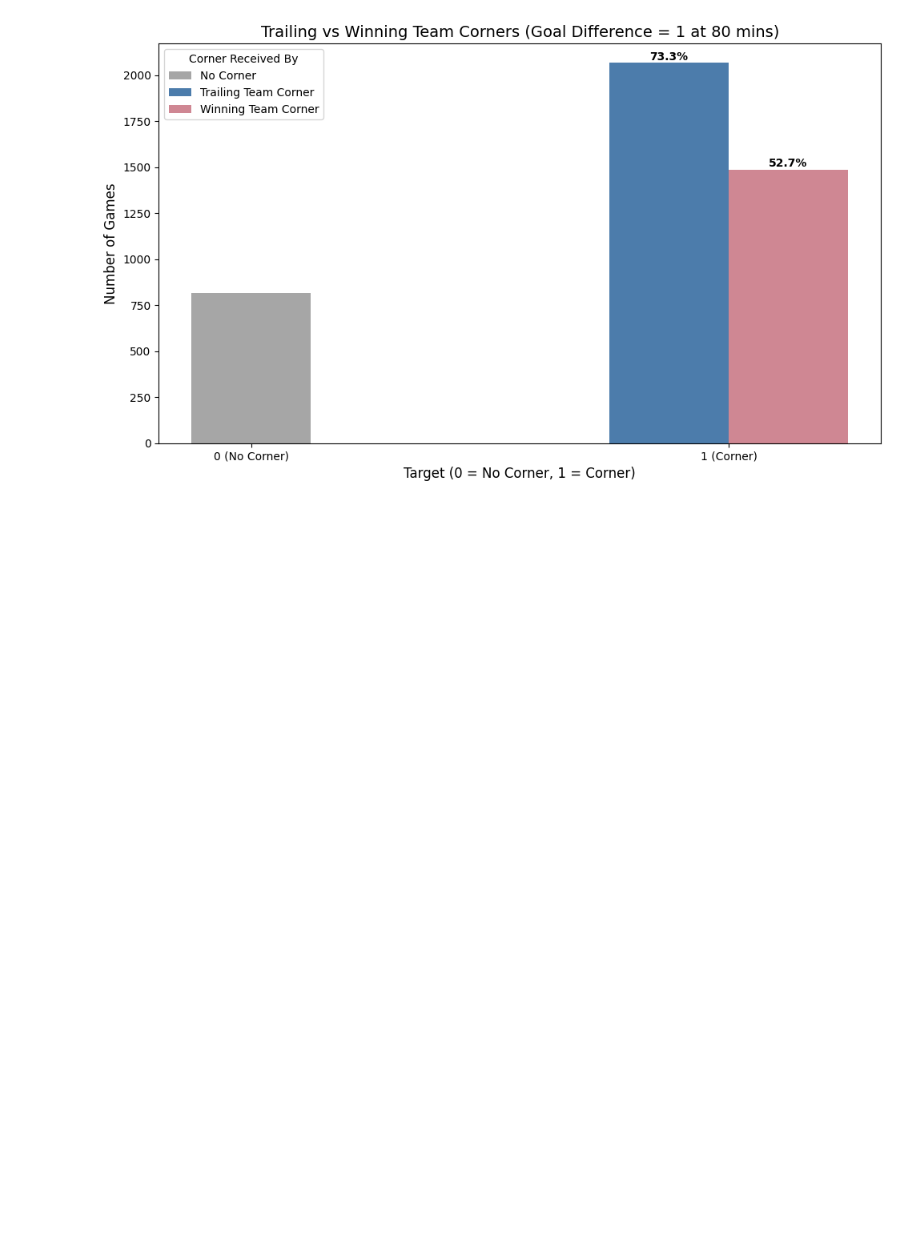
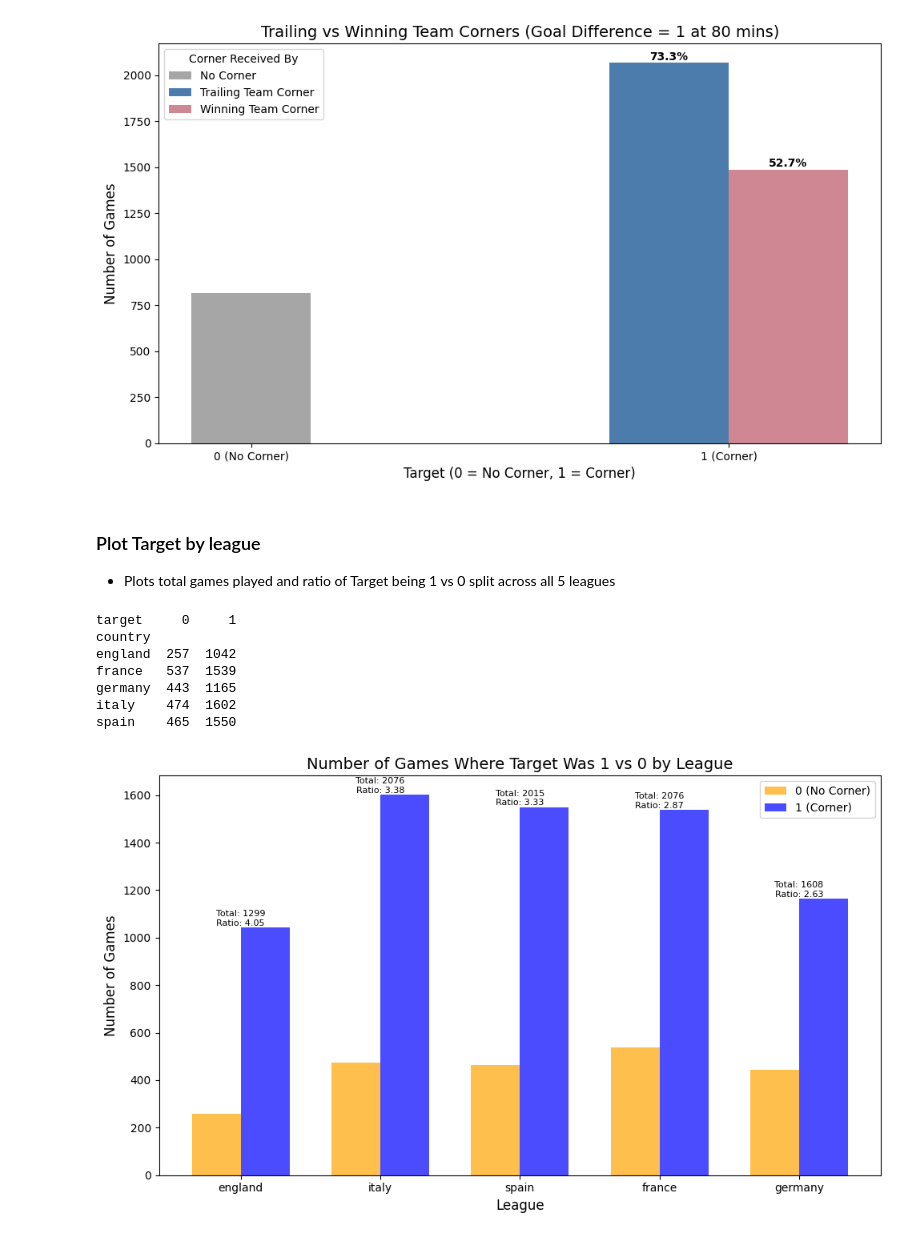
Before and after one commit to JoshuaGraham14/football-corner-prediction, a Jupyter notebook: notebooks/03_kaggle_aggregate_analysis.ipynb, the cells around one changed output. Cells and saved outputs as stored; diff of their text form; code cells hidden in the pictures; blank space fills up the shorter version.

Commit message:
More data analysis + initial RF model train/test

```diff
--- a/notebooks/03_kaggle_aggregate_analysis.ipynb
+++ b/notebooks/03_kaggle_aggregate_analysis.ipynb
@@ -296,3 +296,52 @@ plt.tight_layout()
 plt.show()
 # %% [output]
 [figure]
+# %% [markdown]
+### Plot Target by league
+
+- Plots total games played and ratio of Target being 1 vs 0 split across all 5 leagues
+# %%
+aggregated_data_copy = aggregated_data.copy()
+plot_data = aggregated_data_copy.groupby(['country', 'target']).size().unstack(fill_value=0)
+print(plot_data)
+
+#Calculate total games and ratio
+plot_data['total'] = plot_data[0] + plot_data[1]
+plot_data['ratio'] = plot_data[1] /plot_data[0].replace(0,1)
+
+#most 'succesful' league plotted first
+plot_data = plot_data.sort_values(by='ratio', ascending=False)
+
+# --- Plot ---
+fig, ax = plt.subplots(figsize=(10, 6))
+bar_width = 0.35
+index = range(len(plot_data))
+
+bars_0 = ax.bar([i- bar_width/2 for i in index], plot_data[0],bar_width,label='0 (No Corner)', color='orange', alpha=0.7)
+bars_1 = ax.bar([i+ bar_width/2 for i in index], plot_data[1],bar_width,label='1 (Corner)', color='blue', alpha=0.7)
+
+#annotate total game and ratio:
+for i, league in enumerate(plot_data.index):
+    total_games= plot_data.loc[league, 'total']
+    ratio =plot_data.loc[league, 'ratio']
+    max_height = max(plot_data.loc[league, 0], plot_data.loc[league, 1])
+    ax.text(i, max_height + 1, f'Total: {total_games}\nRatio: {ratio:.2f}',
+            ha='center',va='bottom',fontsize=8)
+
+ax.set_title('Number of Games Where Target Was 1 vs 0 by League', fontsize=14)
+ax.set_xlabel('League', fontsize=12)
+ax.set_ylabel('Number of Games', fontsize=12)
+ax.set_xticks(index)
+ax.set_xticklabels(plot_data.index)
+ax.legend()
+plt.tight_layout()
+plt.show()
+# %% [output]
+target     0     1
+country
+england  257  1042
+france   537  1539
+germany  443  1165
+italy    474  1602
+spain    465  1550
+[figure, added]
```
Also changed, not shown: parts of 7 cells of this notebook.
